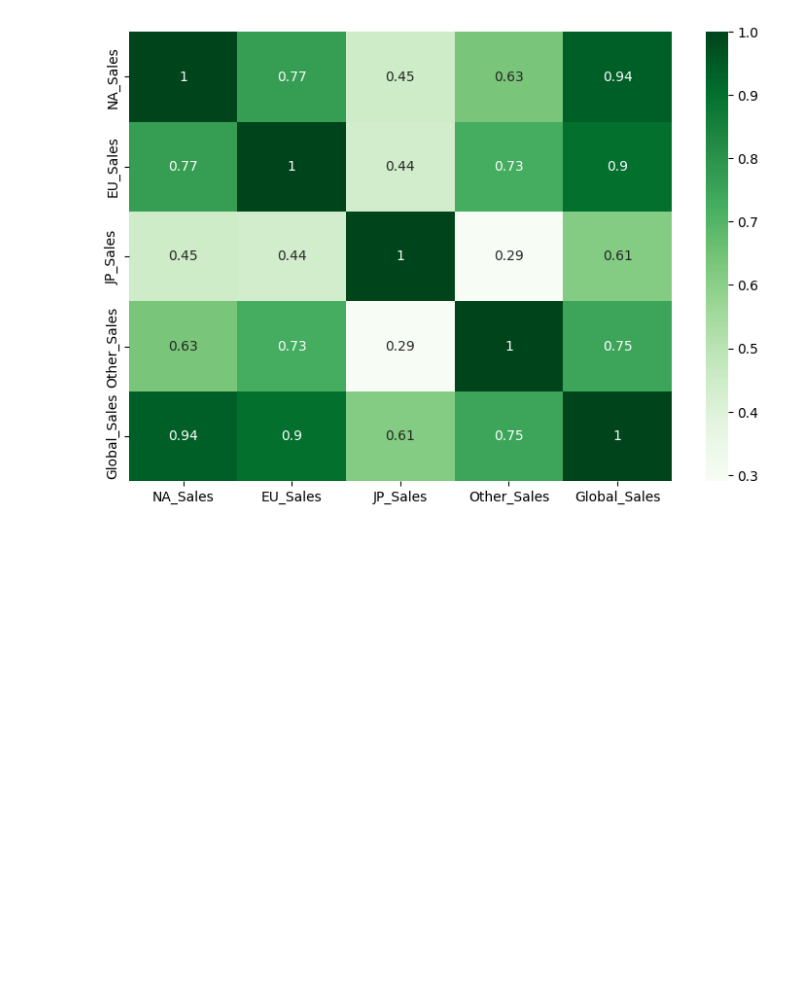
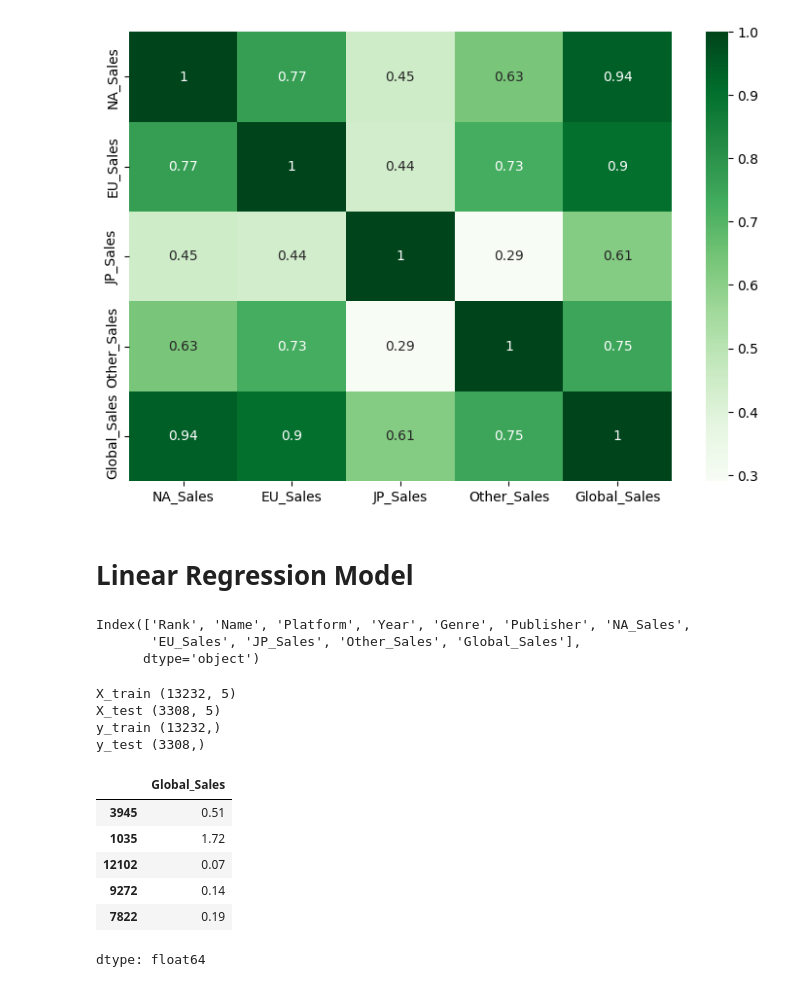
Before and after one commit to prajwalp111/ML, a Jupyter notebook: gaming_ml/video_game.ipynb, the cells around one changed output. Drawn from its saved outputs; the diff is of its cells as text; code cells hidden in the pictures; blank space fills up the shorter version.

```diff
--- a/gaming_ml/video_game.ipynb
+++ b/gaming_ml/video_game.ipynb
@@ -119,3 +127,11 @@ sb.heatmap(df_sales.select_dtypes(include = 'number').corr(),annot = True, cmap
 # %% [output]
 <Axes: >
 [figure]
+# %% [markdown]
+# Linear Regression Model
+# %%
+df.columns
+# %% [output]
+Index(['Rank', 'Name', 'Platform', 'Year', 'Genre', 'Publisher', 'NA_Sales',
+       'EU_Sales', 'JP_Sales', 'Other_Sales', 'Global_Sales'],
+      dtype='object')
@@ -121,0 +145,21 @@ sb.heatmap(df_sales.select_dtypes(include = 'number').corr(),annot = True, cmap
+# %%
+X_train, X_test, y_train, y_test = train_test_split(X, y, test_size = 0.2, random_state = 42)
+print("X_train",X_train.shape)
+print("X_test",X_test.shape)
+print("y_train",y_train.shape)
+print("y_test",y_test.shape)
+# %% [output]
+X_train (13232, 5)
+X_test (3308, 5)
+y_train (13232,)
+y_test (3308,)
+# %%
+y_test.head()
+# %% [output]
+|  | Global_Sales |
+| 3945 | 0.51 |
+| 1035 | 1.72 |
+| 12102 | 0.07 |
+| 9272 | 0.14 |
+| 7822 | 0.19 |
+dtype: float64
```
Also changed, not shown: parts of 13 cells of this notebook.
